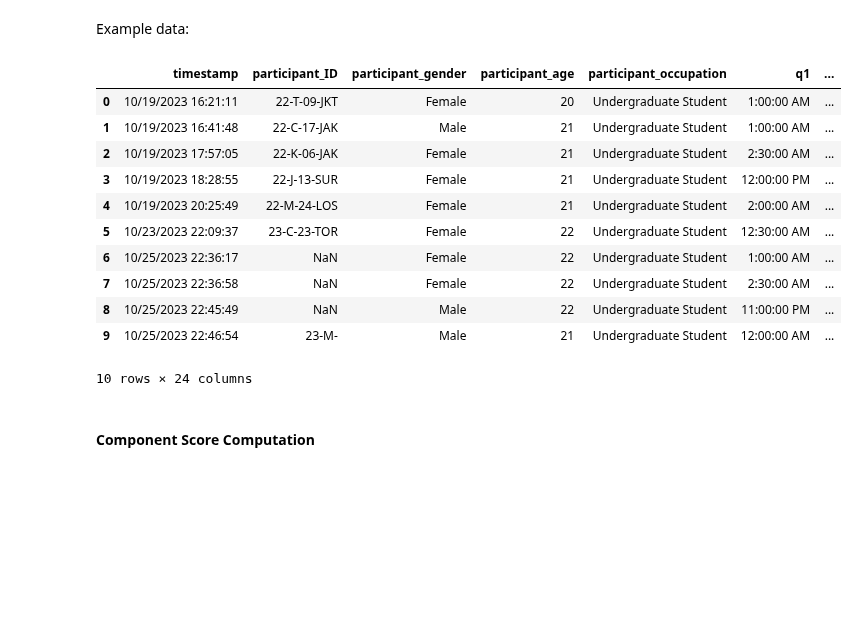
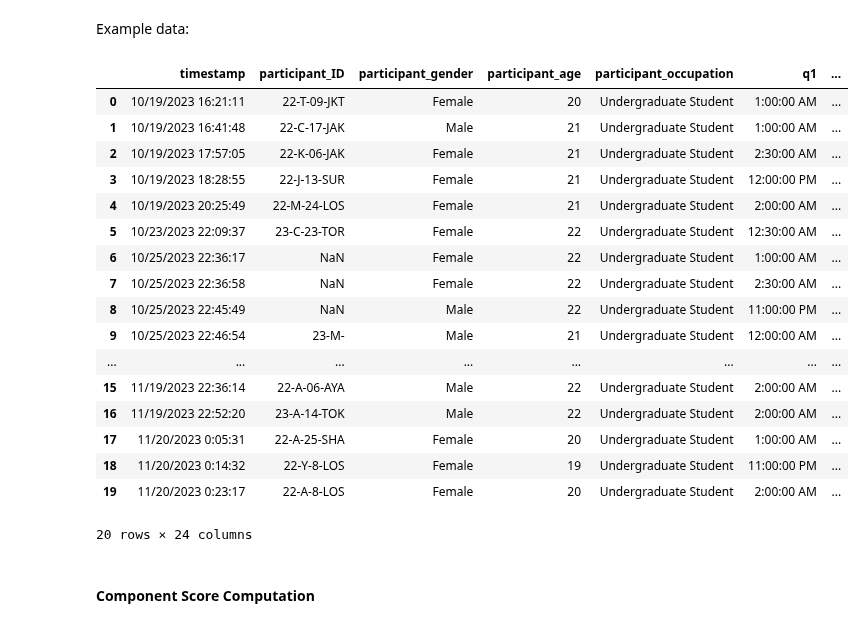
Before and after one commit to Bransthre/cogsci100-sleep-project, a Jupyter notebook: PSQI/response_index_scoring_script.ipynb, the cells around one changed output. Drawn from its saved outputs; the diff is of its cells as text; code cells hidden in the pictures; blank space fills up the shorter version.

```diff
--- a/PSQI/response_index_scoring_script.ipynb
+++ b/PSQI/response_index_scoring_script.ipynb
@@ -14,29 +14,35 @@ Please reference [this link](https://www.goodmedicine.org.uk/files/assessment,%2
 # %% [markdown]
 Example data:
 # %%
-example_response_data = pd.read_csv("./responses/form_a_example_responses.csv")
+example_response_data = pd.read_csv("./responses/form_a.csv")
 example_response_data = example_response_data.set_axis(
     [
         "timestamp", "participant_ID", "participant_gender", "participant_age", "participant_occupation",
         "q1", "q2", "q3", "q4", "q5a", "q5b", "q5c", "q5d", "q5e", "q5f", "q5g", "q5h", "q5i", "q5j_text", "q5j_freq",
         "q6", "q7", "q8", "q9"
     ],
     axis=1
 )
 example_response_data
 # %% [output]
 |  | timestamp | participant_ID | participant_gender | participant_age | participant_occupation | q1 | ... |
 | 0 | 10/19/2023 16:21:11 | 22-T-09-JKT | Female | 20 | Undergraduate Student | 1:00:00 AM | ... |
 | 1 | 10/19/2023 16:41:48 | 22-C-17-JAK | Male | 21 | Undergraduate Student | 1:00:00 AM | ... |
 | 2 | 10/19/2023 17:57:05 | 22-K-06-JAK | Female | 21 | Undergraduate Student | 2:30:00 AM | ... |
 | 3 | 10/19/2023 18:28:55 | 22-J-13-SUR | Female | 21 | Undergraduate Student | 12:00:00 PM | ... |
 | 4 | 10/19/2023 20:25:49 | 22-M-24-LOS | Female | 21 | Undergraduate Student | 2:00:00 AM | ... |
 | 5 | 10/23/2023 22:09:37 | 23-C-23-TOR | Female | 22 | Undergraduate Student | 12:30:00 AM | ... |
 | 6 | 10/25/2023 22:36:17 | NaN | Female | 22 | Undergraduate Student | 1:00:00 AM | ... |
 | 7 | 10/25/2023 22:36:58 | NaN | Female | 22 | Undergraduate Student | 2:30:00 AM | ... |
 | 8 | 10/25/2023 22:45:49 | NaN | Male | 22 | Undergraduate Student | 11:00:00 PM | ... |
 | 9 | 10/25/2023 22:46:54 | 23-M- | Male | 21 | Undergraduate Student | 12:00:00 AM | ... |
+| ... | ... | ... | ... | ... | ... | ... | ... |
+| 15 | 11/19/2023 22:36:14 | 22-A-06-AYA | Male | 22 | Undergraduate Student | 2:00:00 AM | ... |
+| 16 | 11/19/2023 22:52:20 | 23-A-14-TOK | Male | 22 | Undergraduate Student | 2:00:00 AM | ... |
+| 17 | 11/20/2023 0:05:31 | 22-A-25-SHA | Female | 20 | Undergraduate Student | 1:00:00 AM | ... |
+| 18 | 11/20/2023 0:14:32 | 22-Y-8-LOS | Female | 19 | Undergraduate Student | 11:00:00 PM | ... |
+| 19 | 11/20/2023 0:23:17 | 22-A-8-LOS | Female | 20 | Undergraduate Student | 2:00:00 AM | ... |
-10 rows × 24 columns
+20 rows × 24 columns
 # %% [markdown]
 #### Component Score Computation
 # %%
```
Also changed, not shown: parts of 10 cells of this notebook, 3 other files.
